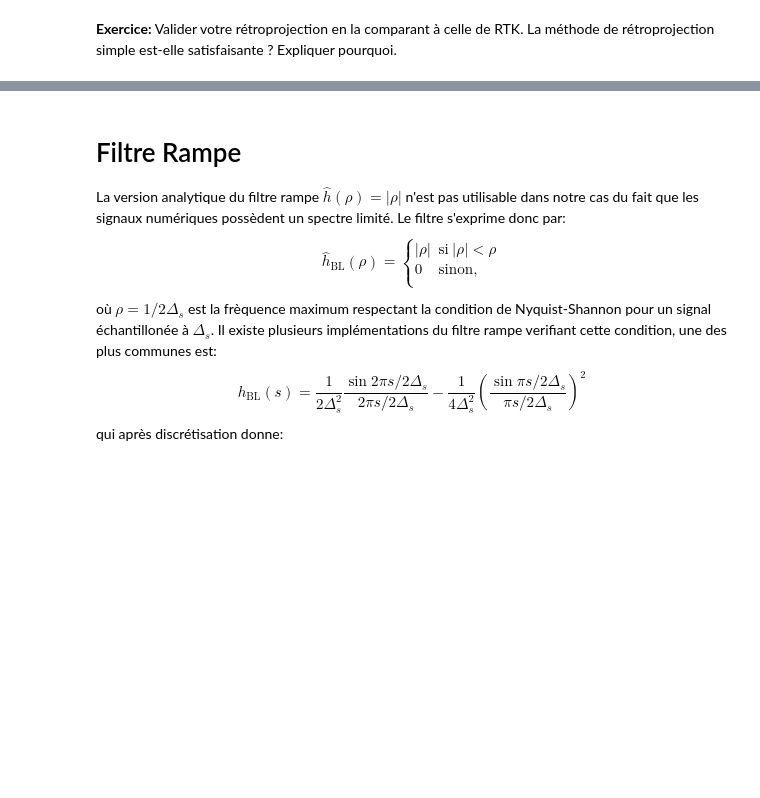
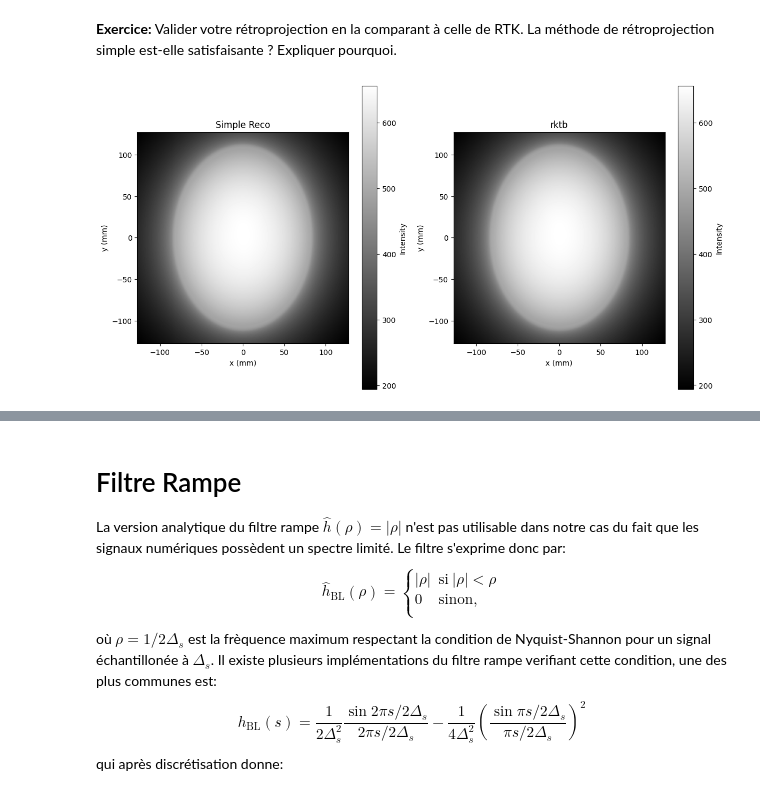
Before and after one commit to GaelleLeroux/5ETI_Imagerie_medical, a Jupyter notebook: tp_tomo.ipynb, the cells around one changed output, grey strips where cells are left out. Drawn from its saved outputs; the diff is of its cells as text; code cells hidden in the pictures; blank space fills up the shorter version.

```diff
--- a/tp_tomo.ipynb
+++ b/tp_tomo.ipynb
@@ -115,6 +138,25 @@ Pour l'algorithme de la rétroprojection filtrée, la meilleure solution pour im
 ![pixel-based](pixel_based_backprojection.png)
 
 Vous pouvez utiliser la fonction [numpy.meshgrid](https://docs.scipy.org/doc/numpy/reference/generated/numpy.meshgrid.html) pour obtenir une grille de coordonnées à partir des coordonnées des vecteurs $x$ et $y$ (voir leur définition dans la section Donnée). Utilisez l'option`indexing='xy'` pour être cohérent avec la `réference`. Vous pouvez utiliser [numpy.interp](https://docs.scipy.org/doc/numpy/reference/generated/numpy.interp.html) pour l'interpolation linéaire.
+# %%
+def SimpleBackProjection(x,y,thetadeg,sinogram,s):
+
+    theta_rad = np.deg2rad(thetadeg)
+    x_grille,y_grille = np.meshgrid(x,y,indexing='xy')
+    reconstruction = np.zeros_like(x_grille)
+
+    delta_theta = theta_rad[1] - theta_rad[0]
+
+    for i,theta in enumerate(theta_rad):
+        projection_position = x_grille*np.cos(theta)+y_grille*np.sin(theta)
+
+        interpol = np.interp(projection_position,s,sinogram[i])
+
+        reconstruction+=interpol
+
+    reconstruction *= delta_theta
+
+    return reconstruction
 # %% [markdown]
 Le code suivant réalise la rétroprojection simple en utilisant RTK.
 # %%
@@ -150,3 +192,77 @@ def BackprojectionRTK(thetadeg):
     return rtkbp
 # %% [markdown]
 **Exercice:** Valider votre rétroprojection en la comparant à celle de RTK. La méthode de rétroprojection simple est-elle satisfaisante ? Expliquer pourquoi.
+# %%
+Ntheta = 180
+thetadeg = np.linspace(0, 180, Ntheta).tolist()
+
+sinogram,s = RadonTransformSheppLogan(thetadeg)
+
+reconstruction = SimpleBackProjection(x,y,thetadeg,sinogram,s)
+rktb = BackprojectionRTK(thetadeg)
+
+plt.figure(figsize=(12, 6))  # Augmenté la taille pour mieux afficher deux images
+
+# Première image : sinogramme
+plt.subplot(1, 2, 1)
+plt.imshow(reconstruction, extent=(x[0], x[-1], y[0], y[-1]), cmap='gray', origin='lower')
+plt.colorbar(label='Intensity')
+plt.xlabel('x (mm)')
+plt.ylabel('y (mm)')
+plt.title('Simple Reco')
+
+# Deuxième image : reconstruction
+plt.subplot(1, 2, 2)
+plt.imshow(rktb,extent=(x[0], x[-1], y[0], y[-1]),cmap='gray', origin='lower')
+plt.colorbar(label='Intensity')
+plt.xlabel('x (mm)')
+plt.ylabel('y (mm)')
+plt.title('rktb')
+
+plt.tight_layout()
+plt.show()
+
+
+
+
+ligne_index = reconstruction.shape[0] // 2  # Ligne centrale
+
+# Extraction de la ligne de chaque image
+ligne_reconstruction = reconstruction[ligne_index, :]
+ligne_rktb = rktb[ligne_index, :]
+
+difference = ligne_rktb-ligne_reconstruction
+
+print(ligne_reconstruction[0], "    ",ligne_rktb[0])
+
+# Création de la figure pour la comparaison
+plt.figure(figsize=(10, 5))
+
+# Affichage des lignes
+plt.subplot(1, 2, 1)
+plt.plot(x, ligne_reconstruction, label='Simple Reco (reconstruction)', color='blue')
+plt.plot(x, ligne_rktb, label='rktb', color='red', linestyle='--')
+
+# Légendes et titres
+
+plt.xlabel('Position x (mm)')
+plt.ylabel('Intensity')
+plt.title(f'Comparaison des lignes centrales pour Ntheta = {Ntheta}')
+plt.legend()
+plt.grid()
+
+plt.subplot(1, 2, 2)
+plt.plot(x, difference,  label='Différence (Simple Reco - rktb)', color='green')
+plt.xlabel('Position x (mm)')
+plt.ylabel('Différence d\'intensité')
+plt.title('Différence entre les deux courbes')
+plt.ylim([-0.1,0.1])
+plt.grid()
+
+# Ajustement de la disposition pour éviter les chevauchements
+plt.tight_layout()
+plt.show()
+
+print(np.linalg.norm(difference))
+# %% [output]
+[figure, added]
```
Also changed, not shown: parts of 8 cells of this notebook, 1 other file.
